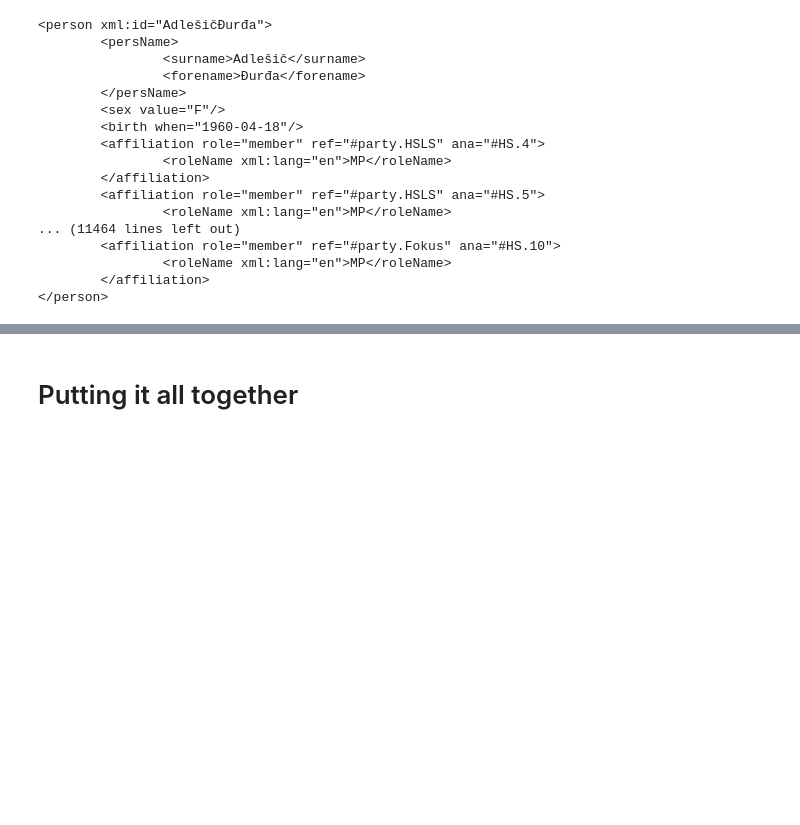
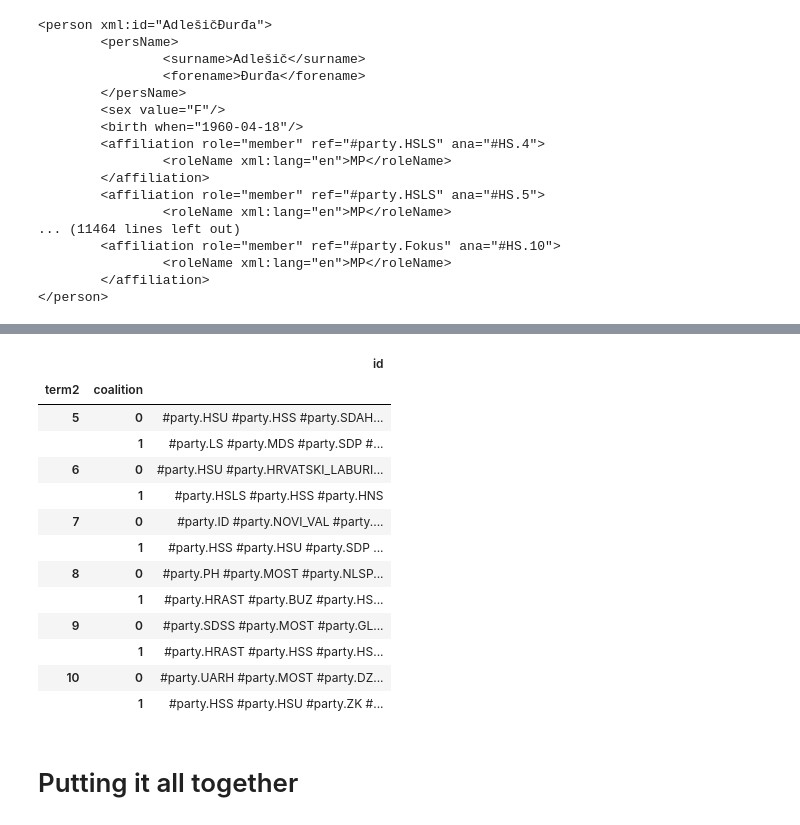
Before and after one commit to 5roop/task15, a Jupyter notebook: 004_constructing_main_TEI.ipynb, the cells around one changed output, grey strips where cells are left out. Saved outputs shown, nothing was run; the diff lists cells and outputs as text; code cells hidden in the pictures; blank space fills up the shorter version.

```diff
--- a/004_constructing_main_TEI.ipynb
+++ b/004_constructing_main_TEI.ipynb
@@ -94,7 +94,3 @@ def pretty_print(s) -> None:
     print(minidom.parseString(tostring(s).decode("utf")).toprettyxml("\t"))
 def pretty_string(s) -> None:
     return minidom.parseString(tostring(s).decode("utf")).toprettyxml("\t")
-# %%
-for codemp in mpdf.codemp.unique():
-    subset = mpdf[mpdf.codemp == codemp]
-    break
@@ -304,3 +288,45 @@ xiincludes
+# %%
+gb = partiesdf.groupby(["term2", "coalition"]).agg(
+    {
+        "id": lambda l: " ".join(set(["#"+i for i in l]))
+    }
+)
+terms = partiesdf.term2.unique()
+listRelation = ""
+for term in terms:
+    fromto = termdata.loc[term, :]
+    ind = (term, 1)
+    coalition = gb.loc[ind].id
+    ind = (term, 0)
+    opposition = gb.loc[ind].id
+    listRelation += f"""<relation name="coalition"
+            mutual="{coalition}"
+            from="{fromto.From}"
+            to="{fromto.To}"
+            ana="#HS.{term}"\>
+    <relation name="oposition"
+            active="{opposition}"
+            passive="#government.HR"
+            from="{fromto.From}"
+            to="{fromto.To}"
+            ana="#HS.{term}"\>"""
+# %%
+gb
+# %% [output]
+|  |  | id |
+| term2 | coalition |  |
+| 5 | 0 | #party.HSU #party.HSS #party.SDAH... |
+|  | 1 | #party.LS #party.MDS #party.SDP #... |
+| 6 | 0 | #party.HSU #party.HRVATSKI_LABURI... |
+|  | 1 | #party.HSLS #party.HSS #party.HNS |
+| 7 | 0 | #party.ID #party.NOVI_VAL #party.... |
+|  | 1 | #party.HSS #party.HSU #party.SDP ... |
+| 8 | 0 | #party.PH #party.MOST #party.NLSP... |
+|  | 1 | #party.HRAST #party.BUZ #party.HS... |
+| 9 | 0 | #party.SDSS #party.MOST #party.GL... |
+|  | 1 | #party.HRAST #party.HSS #party.HS... |
+| 10 | 0 | #party.UARH #party.MOST #party.DZ... |
+|  | 1 | #party.HSS #party.HSU #party.ZK #... |
 # %% [markdown]
 # Putting it all together
 # %%
```
Also changed, not shown: parts of 10 cells of this notebook, 1 other file.
